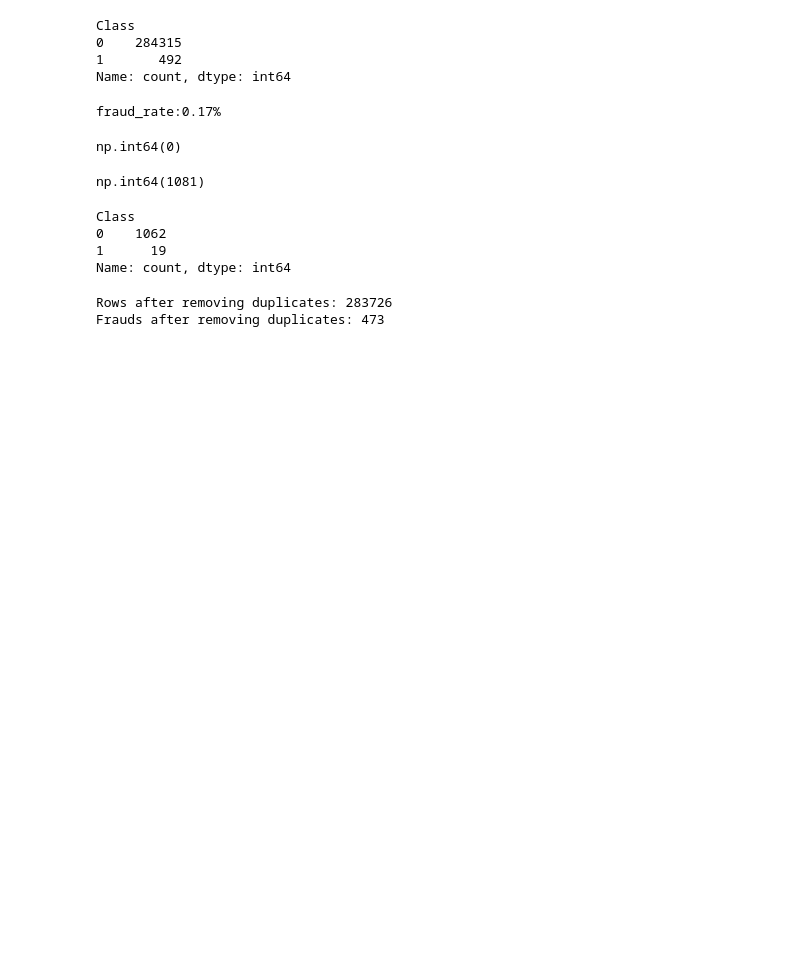
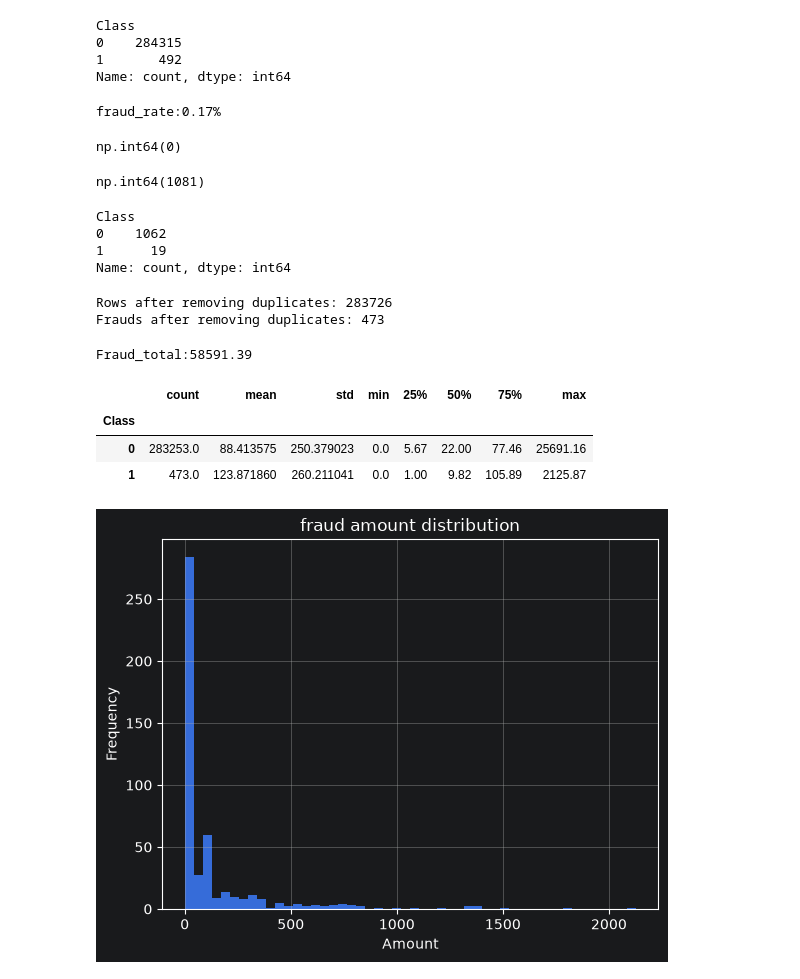
Before and after one commit to dadounsamira/Credit-card-fraud-cost-detection, a Jupyter notebook: notebooks/01-data-audit.ipynb, the cells around one changed output. Drawn from its saved outputs; the diff is of its cells as text; code cells hidden in the pictures; blank space fills up the shorter version.

Commit message:
Add amount analysis and fraud by hour

```diff
--- a/notebooks/01-data-audit.ipynb
+++ b/notebooks/01-data-audit.ipynb
@@ -60,3 +60,26 @@ print("Frauds after removing duplicates:", df["Class"].sum())
 # %% [output]
 Rows after removing duplicates: 283726
 Frauds after removing duplicates: 473
+# %%
+#compare amounts for normal vs fraud
+Fraud_total=df[df["Class"] == 1]["Amount"].sum()
+print(f"Fraud_total:{Fraud_total:.2f}")
+# %% [output]
+Fraud_total:58591.39
+# %%
+#Show statistics for each class side by side
+df.groupby("Class")["Amount"].describe()
+# %% [output]
+|  | count | mean | std | min | 25% | 50% | 75% | max |
+| Class |  |  |  |  |  |  |  |  |
+| 0 | 283253.0 | 88.413575 | 250.379023 | 0.0 | 5.67 | 22.00 | 77.46 | 25691.16 |
+| 1 | 473.0 | 123.871860 | 260.211041 | 0.0 | 1.00 | 9.82 | 105.89 | 2125.87 |
+# %%
+#draw histogram
+df[df["Class"] == 1]["Amount"].hist(bins=50)
+plt.title("Fraud amount distribution")
+plt.xlabel("Amount")
+plt.ylabel("Frequency")
+plt.show()
+# %% [output]
+[figure, added]
```
Also changed, not shown: parts of 5 cells of this notebook.
